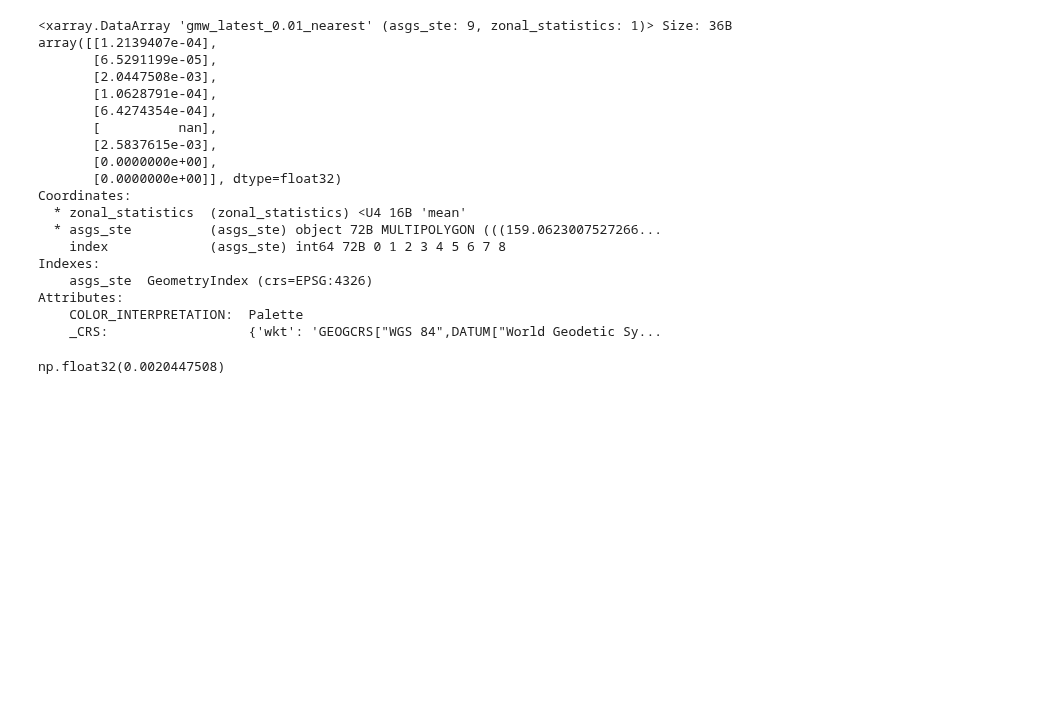
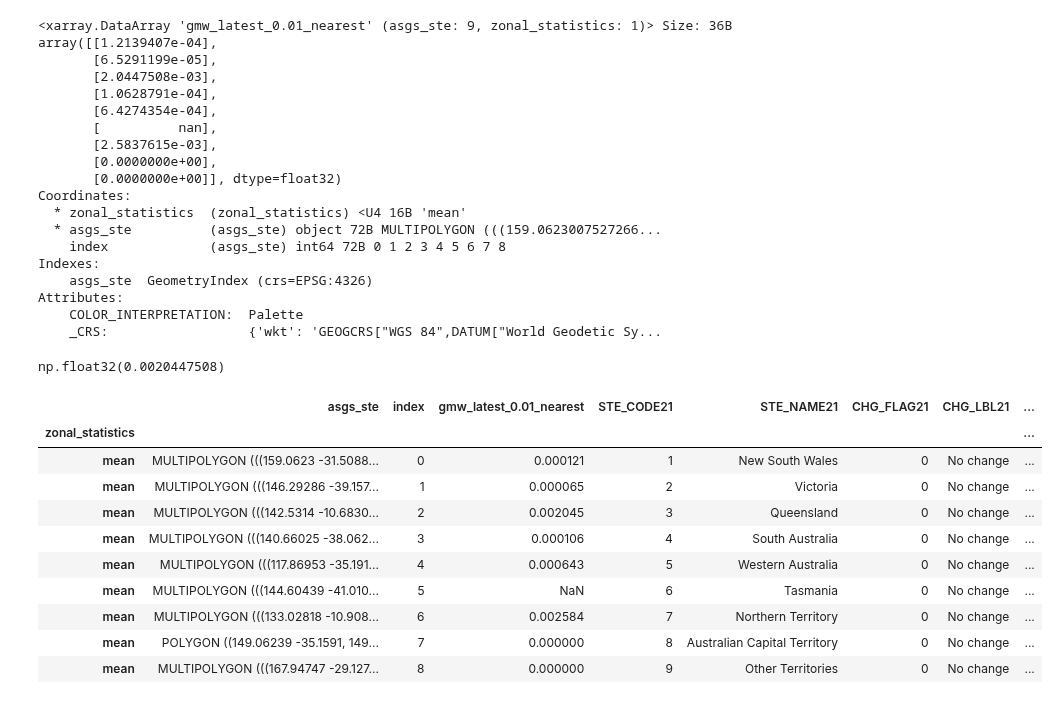
Before and after one commit to SustainableDevelopmentReform/csdr-cloud-spatial, a Jupyter notebook: datasets/global-mangrove-watch-annual-extent/notebook.ipynb, the cells around one changed output. Drawn from its saved outputs; the diff is of its cells as text; code cells hidden in the pictures; blank space fills up the shorter version.

```diff
--- a/datasets/global-mangrove-watch-annual-extent/notebook.ipynb
+++ b/datasets/global-mangrove-watch-annual-extent/notebook.ipynb
@@ -208,3 +209,27 @@ qld_mean = aggregated_mean.values[2][0]
 qld_mean
 # %% [output]
 np.float32(0.0020447508)
+# %%
+# Convert back to geodataframe - and merge in geometry values
+gdf = aggregated_mean.xvec.to_geodataframe()
+
+gdf = gdf.merge(asgs_ste_gdf, left_on="index", right_index=True)
+
+# Drop geometry column
+gdf = gdf.drop(columns=["geometry"])
+
+gdf.to_parquet("out/gmw_mean.parquet")
+# %%
+gdf
+# %% [output]
+|  | asgs_ste | index | gmw_latest_0.01_nearest | STE_CODE21 | STE_NAME21 | CHG_FLAG21 | CHG_LBL21 | ... |
+| zonal_statistics |  |  |  |  |  |  |  | ... |
+| mean | MULTIPOLYGON (((159.0623 -31.5088... | 0 | 0.000121 | 1 | New South Wales | 0 | No change | ... |
+| mean | MULTIPOLYGON (((146.29286 -39.157... | 1 | 0.000065 | 2 | Victoria | 0 | No change | ... |
+| mean | MULTIPOLYGON (((142.5314 -10.6830... | 2 | 0.002045 | 3 | Queensland | 0 | No change | ... |
+| mean | MULTIPOLYGON (((140.66025 -38.062... | 3 | 0.000106 | 4 | South Australia | 0 | No change | ... |
+| mean | MULTIPOLYGON (((117.86953 -35.191... | 4 | 0.000643 | 5 | Western Australia | 0 | No change | ... |
+| mean | MULTIPOLYGON (((144.60439 -41.010... | 5 | NaN | 6 | Tasmania | 0 | No change | ... |
+| mean | MULTIPOLYGON (((133.02818 -10.908... | 6 | 0.002584 | 7 | Northern Territory | 0 | No change | ... |
+| mean | POLYGON ((149.06239 -35.1591, 149... | 7 | 0.000000 | 8 | Australian Capital Territory | 0 | No change | ... |
+| mean | MULTIPOLYGON (((167.94747 -29.127... | 8 | 0.000000 | 9 | Other Territories | 0 | No change | ... |
```
Also changed, not shown: parts of 5 cells of this notebook.
